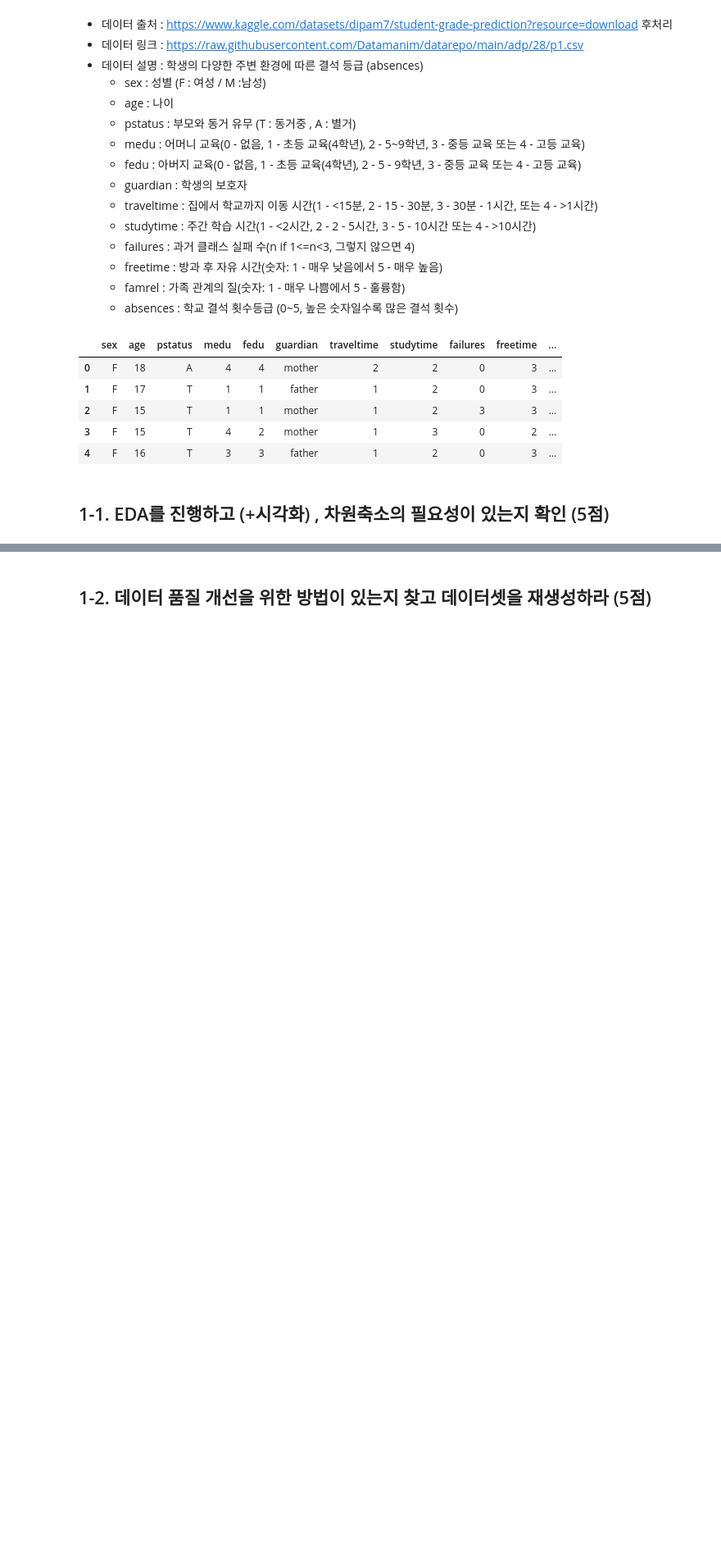
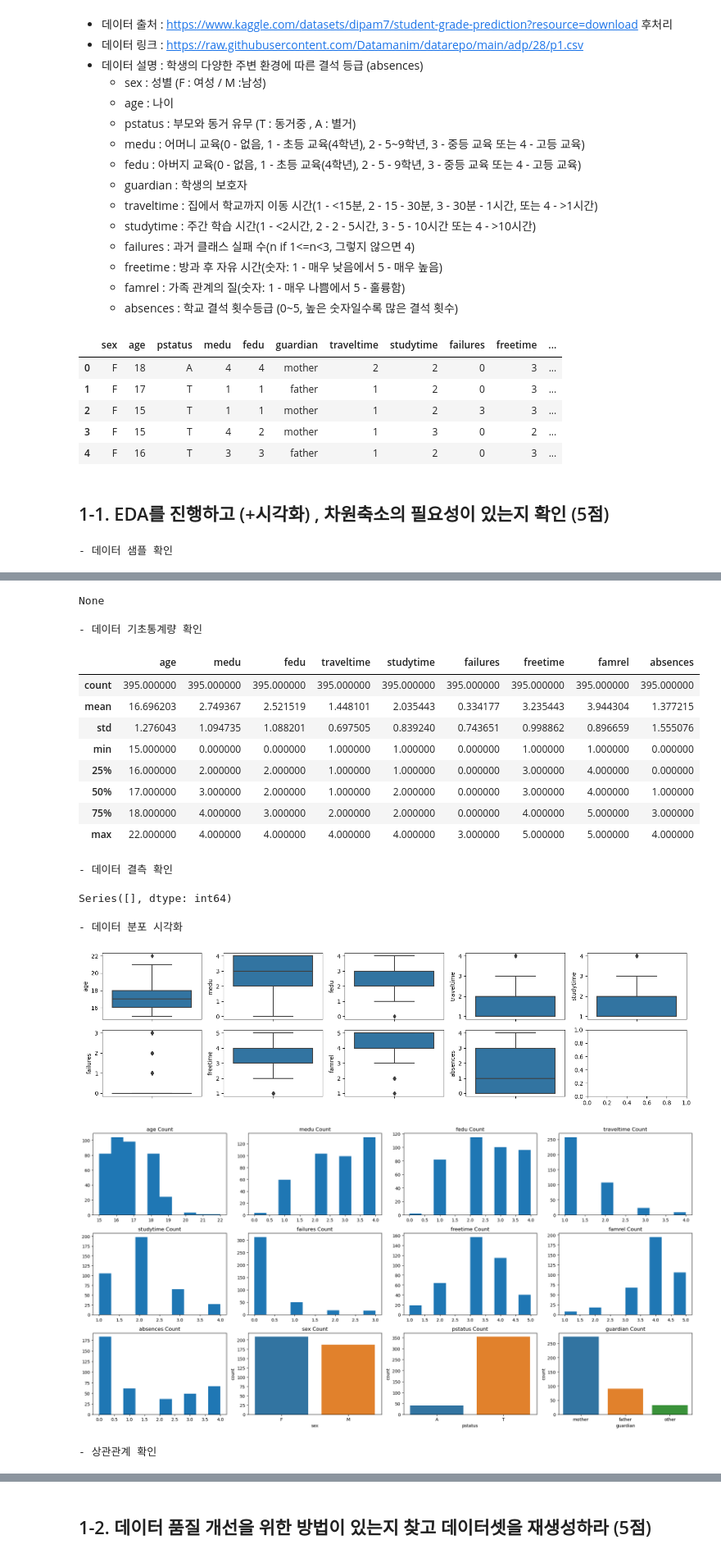
Before and after one commit to kjh8331267/ADP_Study, a Jupyter notebook: 28_adp_jhkim_time.ipynb, the cells around one changed output, grey strips where cells are left out. Shown: that part at 82% size. Cells and saved outputs as stored; diff of their text form; code cells hidden in the pictures; blank space fills up the shorter version.

```diff
--- a/28_adp_jhkim_time.ipynb
+++ b/28_adp_jhkim_time.ipynb
@@ -71,3 +72,64 @@ df.head()
 | 4 | F | 16 | T | 3 | 3 | father | 1 | 2 | 0 | 3 | ... |
 # %% [markdown]
 ## 1-1. EDA를 진행하고 (+시각화) , 차원축소의 필요성이 있는지 확인 (5점)
+# %%
+print('- 데이터 샘플 확인')
+display(df.head(3))
+print('- 데이터 유형 확인')
+display(df.info())
+print('- 데이터 기초통계량 확인')
+display(df.describe())
+print('- 데이터 결측 확인')
+display(df.isna().sum()[df.isna().sum()>0])
+print('- 연속형 데이터 boxplot')
+
+# 연속형 데이터만 추출
+df_num = df.select_dtypes(exclude = 'object')
+
+n_col = 5
+n_row = math.ceil(len(df_num.columns)/n_col)
+
+fig, axs = plt.subplots(n_row, n_col, figsize = (n_col*3, n_row*2))
+
+for r in range(0, n_row):
+    for c in range(0, n_col):
+        i = r*n_col + c
+        if i < len(df_num.columns):
+            sns.boxplot(y = list(df_num.columns)[i], data = df, ax = axs[r][c])
+plt.tight_layout()
+plt.show()
+
+print('- 데이터 분포 시각화')
+# 데이터 분포 확인
+def make_plot(df):
+    plt.figure(figsize = (20, 10))
+    for i, col in enumerate(df.select_dtypes(exclude=object).columns, start=1):
+        plt.subplot(3, 4, i)
+        plt.title(f'{col} Count')
+        plt.hist(df[col])
+        start_num = i+1
+
+    for i, col in enumerate(df.select_dtypes(include=object).columns, start=start_num):
+        plt.subplot(3, 4, i)
+        plt.title(f'{col} Count')
+        sns.countplot(data = df, x = col)
+    plt.tight_layout()
+    plt.show()
+
+make_plot(df)
+
+
+print('- 상관관계 확인')
+df_cor = df_num.corr(method = 'pearson')
+sns.heatmap(df_cor,
+           xticklabels = df_cor.columns,
+           yticklabels = df_cor.columns,
+           cmap = 'RdBu_r',
+           annot = True, linewidth = 3)
+plt.show()
+
+#print('- 이상치 처리')
+#del_idx = []
+#del_idx.extend(list(df[df.]))
+# %% [output]
+- 데이터 샘플 확인
@@ -73,0 +160,17 @@ df.head()
+None
+- 데이터 기초통계량 확인
+|  | age | medu | fedu | traveltime | studytime | failures | freetime | famrel | absences |
+| count | 395.000000 | 395.000000 | 395.000000 | 395.000000 | 395.000000 | 395.000000 | 395.000000 | 395.000000 | 395.000000 |
+| mean | 16.696203 | 2.749367 | 2.521519 | 1.448101 | 2.035443 | 0.334177 | 3.235443 | 3.944304 | 1.377215 |
+| std | 1.276043 | 1.094735 | 1.088201 | 0.697505 | 0.839240 | 0.743651 | 0.998862 | 0.896659 | 1.555076 |
+| min | 15.000000 | 0.000000 | 0.000000 | 1.000000 | 1.000000 | 0.000000 | 1.000000 | 1.000000 | 0.000000 |
+| 25% | 16.000000 | 2.000000 | 2.000000 | 1.000000 | 1.000000 | 0.000000 | 3.000000 | 4.000000 | 0.000000 |
+| 50% | 17.000000 | 3.000000 | 2.000000 | 1.000000 | 2.000000 | 0.000000 | 3.000000 | 4.000000 | 1.000000 |
+| 75% | 18.000000 | 4.000000 | 3.000000 | 2.000000 | 2.000000 | 0.000000 | 4.000000 | 5.000000 | 3.000000 |
+| max | 22.000000 | 4.000000 | 4.000000 | 4.000000 | 4.000000 | 3.000000 | 5.000000 | 5.000000 | 4.000000 |
+- 데이터 결측 확인
+Series([], dtype: int64)
+- 데이터 분포 시각화
+[figure, added]
+[figure, added]
+- 상관관계 확인
```
Also changed, not shown: parts of 7 cells of this notebook.
